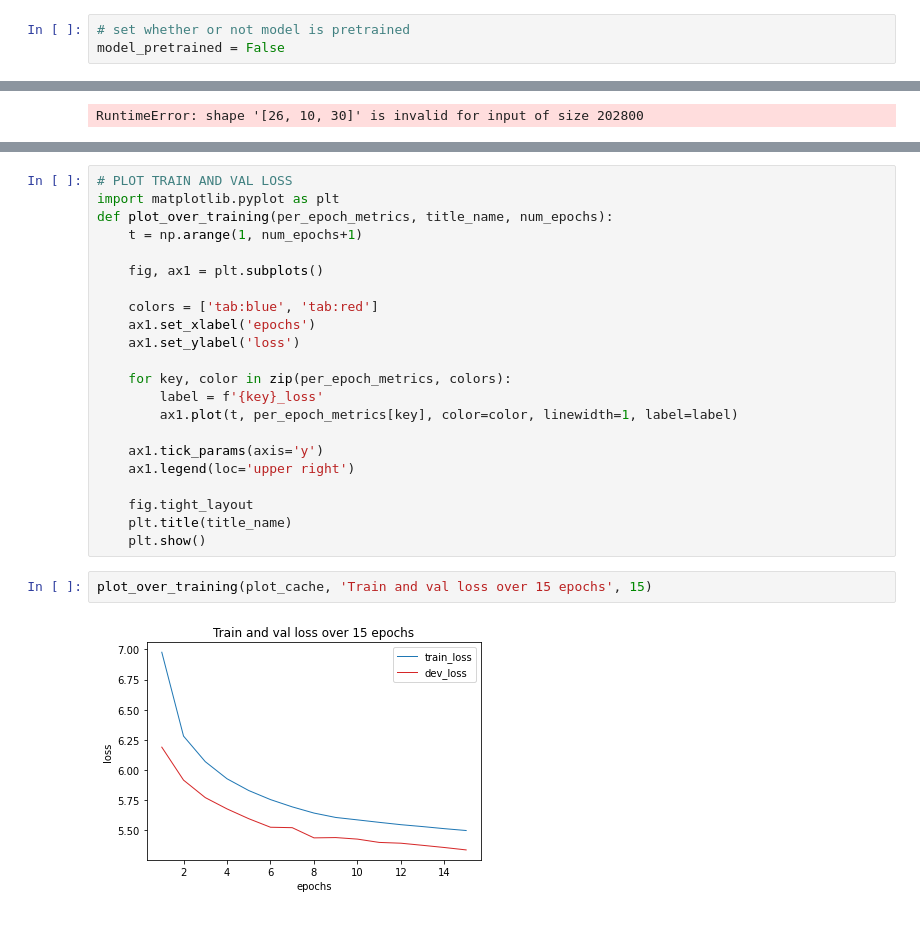
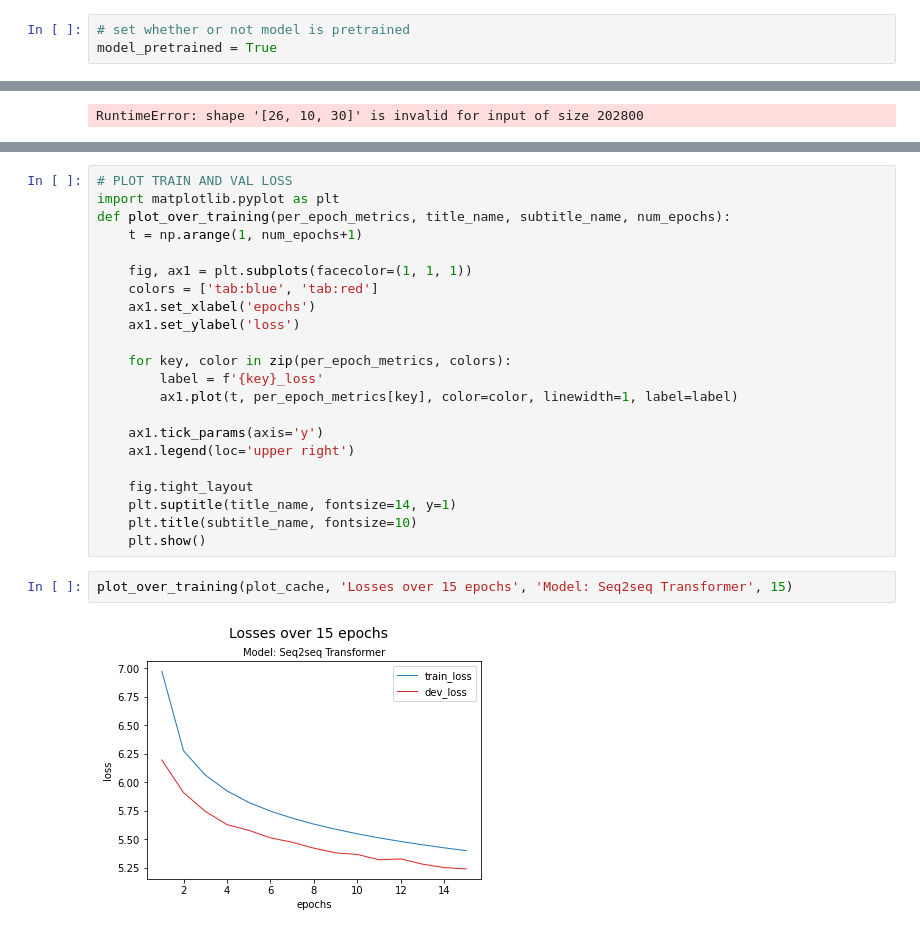
Before and after one commit to jessbunnag/cds_1011_final_project, a Jupyter notebook: train_transformer.ipynb, the cells around one changed output, grey strips where cells are left out. Cells and saved outputs as stored; diff of their text form.

Commit message:
train transformer add plot

```diff
--- a/train_transformer.ipynb
+++ b/train_transformer.ipynb
@@ -22,7 +22,7 @@ from greedy_search import generate_question
 # 1. Load dataloaders
 # %%
 # set whether or not model is pretrained
-model_pretrained = False
+model_pretrained = True
 # %%
 # load data
 main_data_path = "data/processed"
@@ -364,11 +364,10 @@ Target (Question) Raw Prediction:        is the is the the ? the <unk> of the th
 # %%
 # PLOT TRAIN AND VAL LOSS
 import matplotlib.pyplot as plt
-def plot_over_training(per_epoch_metrics, title_name, num_epochs):
+def plot_over_training(per_epoch_metrics, title_name, subtitle_name, num_epochs):
     t = np.arange(1, num_epochs+1)
 
-    fig, ax1 = plt.subplots()
-
+    fig, ax1 = plt.subplots(facecolor=(1, 1, 1))
     colors = ['tab:blue', 'tab:red']
     ax1.set_xlabel('epochs')
     ax1.set_ylabel('loss')
@@ -381,9 +380,10 @@ def plot_over_training(per_epoch_metrics, title_name, num_epochs):
     ax1.legend(loc='upper right')
 
     fig.tight_layout
-    plt.title(title_name)
+    plt.suptitle(title_name, fontsize=14, y=1)
+    plt.title(subtitle_name, fontsize=10)
     plt.show()
 # %%
-plot_over_training(plot_cache, 'Train and val loss over 15 epochs', 15)
+plot_over_training(plot_cache, 'Losses over 15 epochs', 'Model: Seq2seq Transformer', 15)
 # %% [output]
-[figure, old version]
+[figure, new version]
```
Also changed, not shown: parts of 2 cells of this notebook.
